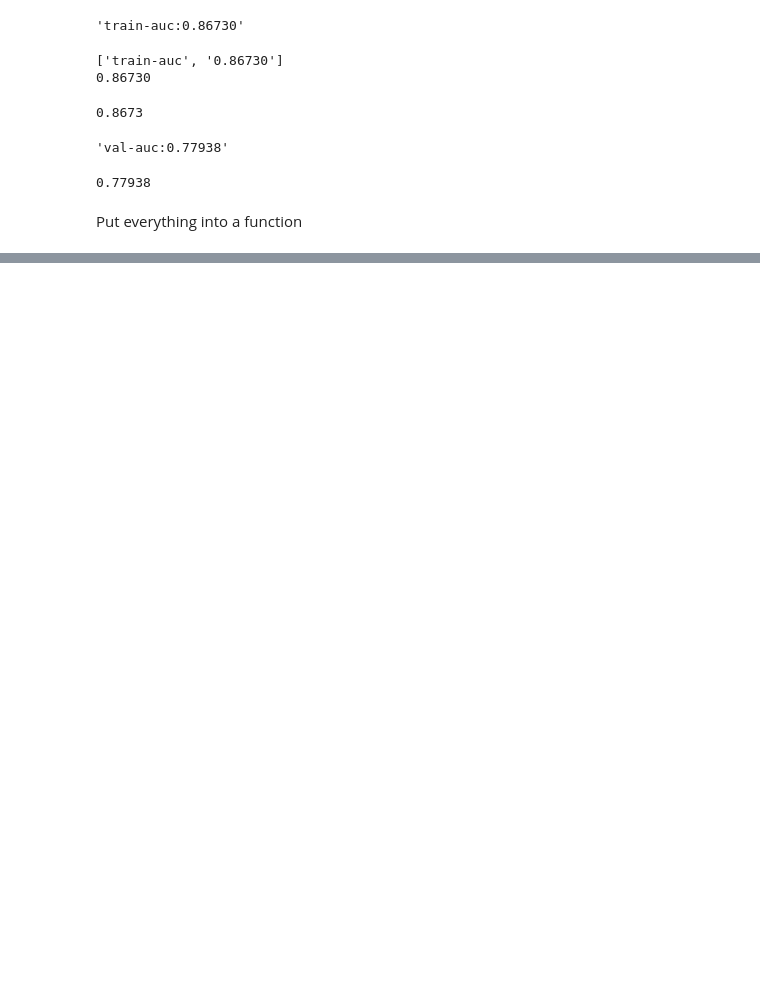
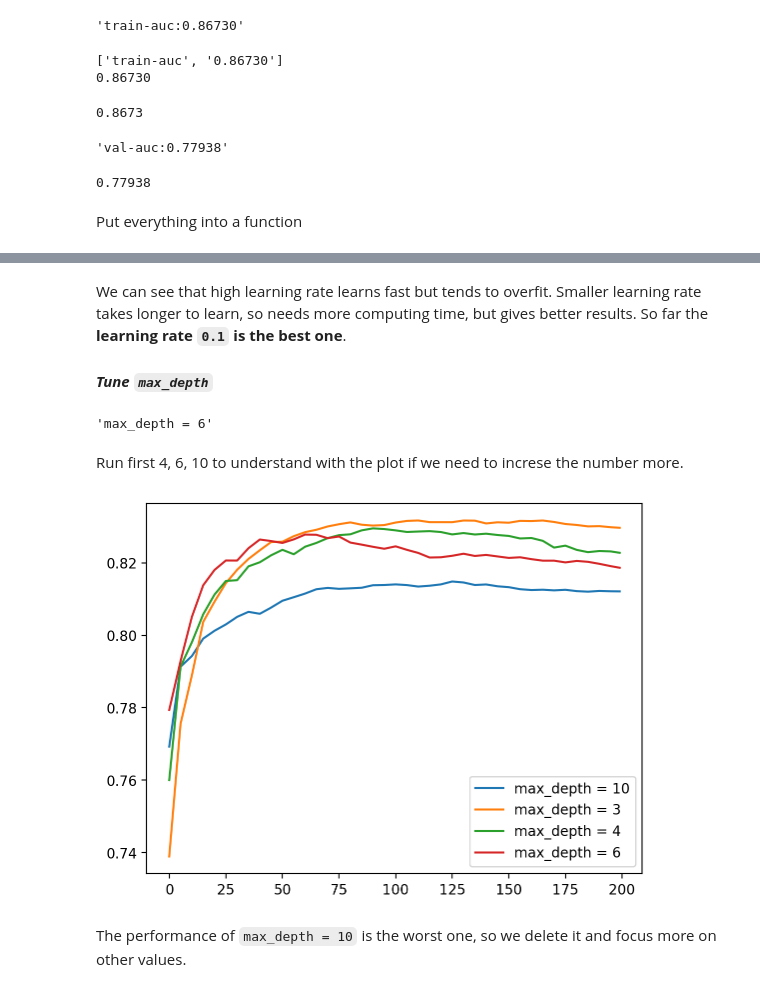
Before and after one commit to nadia-paz/ML-Zoomcamp, a Jupyter notebook: week6/05_boosting_algorithms.ipynb, the cells around one changed output, grey strips where cells are left out. Drawn from its saved outputs; the diff is of its cells as text; code cells hidden in the pictures; blank space fills up the shorter version.

```diff
--- a/week6/05_boosting_algorithms.ipynb
+++ b/week6/05_boosting_algorithms.ipynb
@@ -195,0 +291,21 @@ def parse_xgb_output(output):
+# %% [markdown]
+We can see that high learning rate learns fast but tends to overfit. Smaller learning rate takes longer to learn, so needs more computing time, but gives better results. So far the __learning rate `0.1` is the best one__.
+# %% [markdown]
+__*Tune `max_depth`*__
+# %%
+# use the same technique -> re-run cells to save the output with scores.
+# set learning rate to 0.1
+scores = {}
+# %%
+# try max depth -> 3, 4, 6, 10
+xgb_params = {
+    'eta': 0.1, # learning rate
+    'max_depth': 6,
+    'min_child_weight': 1, # min_samples_leaf
+
+    'objective': 'binary:logistic', # specify that we have a binary classification model
+    'eval_metric': 'auc',
+    'nthread': 8,
+    'seed': 1,
+    'verbosity': 1 # show the process 0, 1, 2
+}
@@ -195,0 +319,17 @@ def parse_xgb_output(output):
+# %%
+key = 'max_depth = %d' % (xgb_params['max_depth'])
+scores[key] = parse_xgb_output(output)
+key
+# %% [output]
+'max_depth = 6'
+# %% [markdown]
+Run first 4, 6, 10 to understand with the plot if we need to increse the number more.
+# %%
+for key, xgb_scores in scores.items():
+    plt.plot(xgb_scores.iteration, xgb_scores.validation_score, label=key)
+plt.legend()
+plt.show()
+# %% [output]
+[figure, added]
+# %% [markdown]
+The performance of `max_depth = 10` is the worst one, so we delete it and focus more on other values.
```
Also changed, not shown: parts of 24 cells of this notebook.
